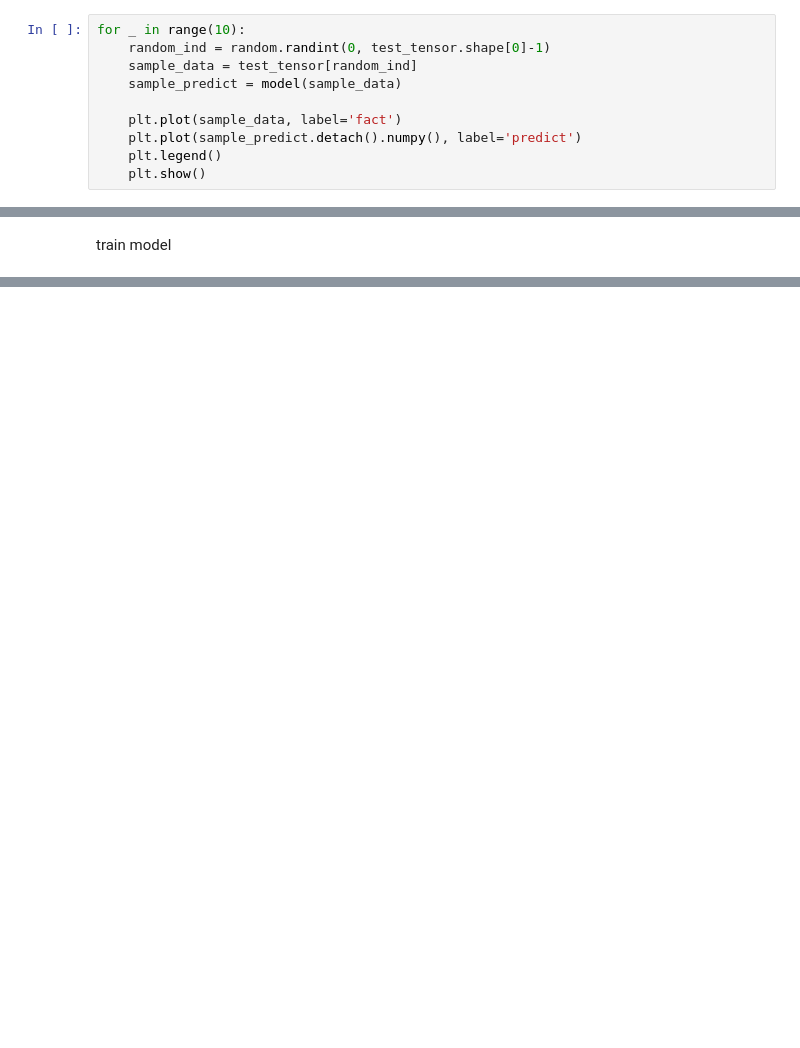
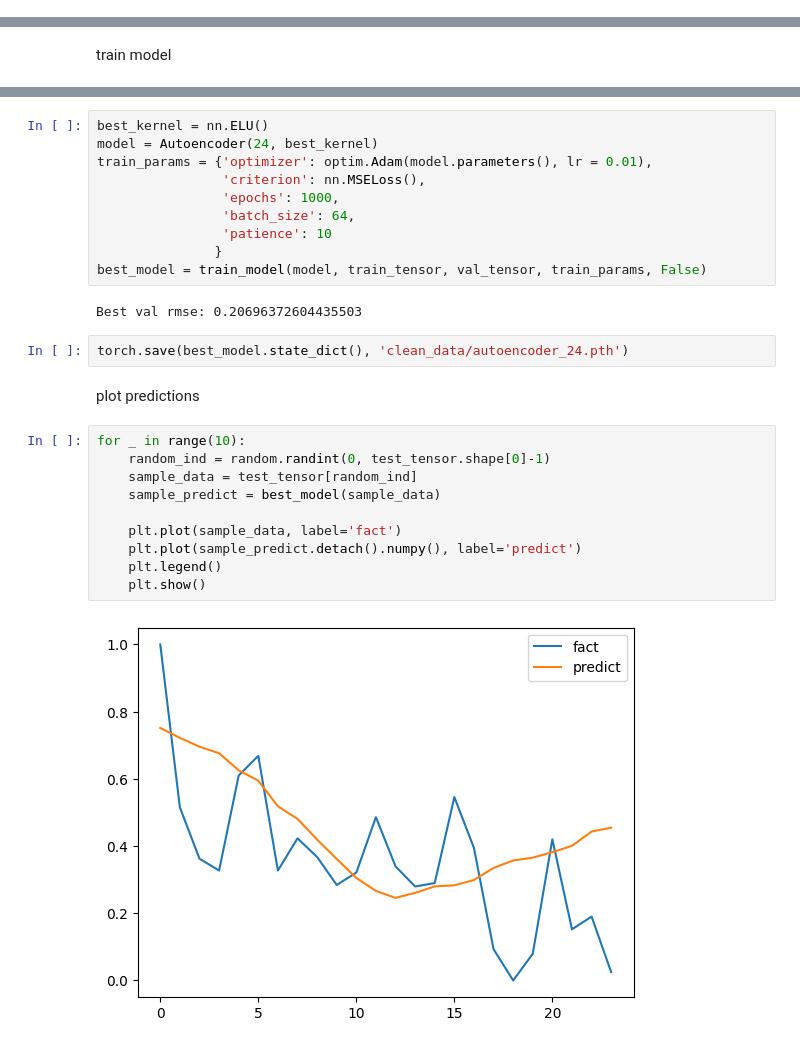
Before and after one commit to ablaybozz/trading_algorithm, a Jupyter notebook: 3.TrainEncoder.ipynb, the cells around one changed output, grey strips where cells are left out. Saved outputs shown, nothing was run; the diff lists cells and outputs as text; blank space fills up the shorter version.

```diff
--- a/3.TrainEncoder.ipynb
+++ b/3.TrainEncoder.ipynb
@@ -195,10 +101,0 @@ draw samples
-# %%
-for _ in range(10):
-    random_ind = random.randint(0, test_tensor.shape[0]-1)
-    sample_data = test_tensor[random_ind]
-    sample_predict = model(sample_data)
-
-    plt.plot(sample_data, label='fact')
-    plt.plot(sample_predict.detach().numpy(), label='predict')
-    plt.legend()
-    plt.show()
@@ -301,0 +202,28 @@ Best val rmse: 0.21527024331973837
+# %%
+best_kernel = nn.ELU()
+model = Autoencoder(24, best_kernel)
+train_params = {'optimizer': optim.Adam(model.parameters(), lr = 0.01),
+                'criterion': nn.MSELoss(),
+                'epochs': 1000,
+                'batch_size': 64,
+                'patience': 10
+               }
+best_model = train_model(model, train_tensor, val_tensor, train_params, False)
+# %% [output]
+Best val rmse: 0.20696372604435503
+# %%
+torch.save(best_model.state_dict(), 'clean_data/autoencoder_24.pth')
+# %% [markdown]
+plot predictions
+# %%
+for _ in range(10):
+    random_ind = random.randint(0, test_tensor.shape[0]-1)
+    sample_data = test_tensor[random_ind]
+    sample_predict = best_model(sample_data)
+
+    plt.plot(sample_data, label='fact')
+    plt.plot(sample_predict.detach().numpy(), label='predict')
+    plt.legend()
+    plt.show()
+# %% [output]
+[figure, added]
```
Also changed, not shown: parts of 21 cells of this notebook, 2 other files.
